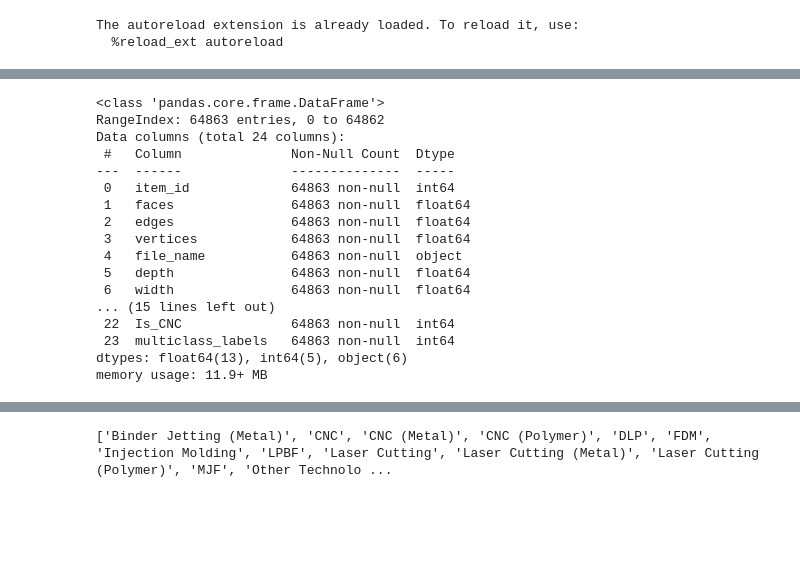
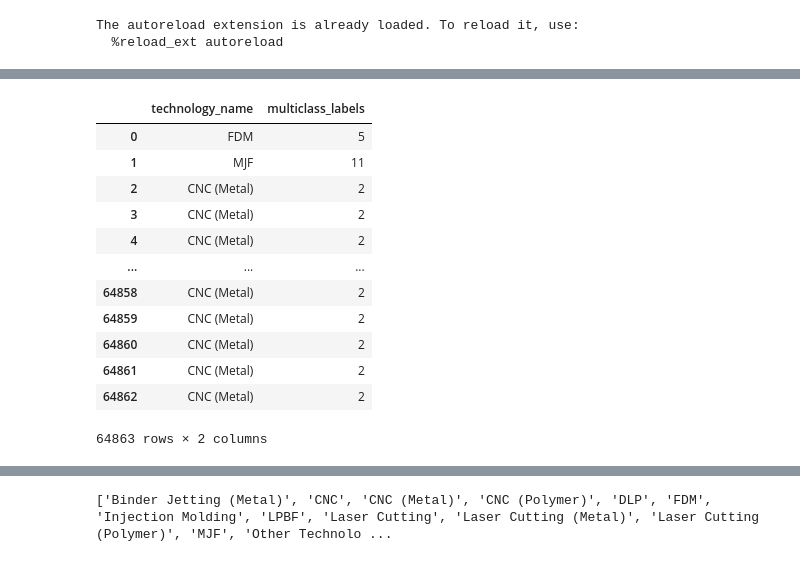
Before and after one commit to ml-phan/manufacturing-tech-gnn, a Jupyter notebook: notebook_test.ipynb, the cells around one changed output, grey strips where cells are left out. Cells and saved outputs as stored; diff of their text form; code cells hidden in the pictures; blank space fills up the shorter version.

```diff
--- a/notebook_test.ipynb
+++ b/notebook_test.ipynb
@@ -19,23 +20,19 @@ Loaded existing LabelEncoder.
 # %%
-data.info()
+data[["technology_name", "multiclass_labels"]]
 # %% [output]
+|  | technology_name | multiclass_labels |
+| 0 | FDM | 5 |
+| 1 | MJF | 11 |
+| 2 | CNC (Metal) | 2 |
+| 3 | CNC (Metal) | 2 |
+| 4 | CNC (Metal) | 2 |
+| ... | ... | ... |
+| 64858 | CNC (Metal) | 2 |
+| 64859 | CNC (Metal) | 2 |
+| 64860 | CNC (Metal) | 2 |
+| 64861 | CNC (Metal) | 2 |
+| 64862 | CNC (Metal) | 2 |
-<class 'pandas.core.frame.DataFrame'>
-RangeIndex: 64863 entries, 0 to 64862
-Data columns (total 24 columns):
- #   Column              Non-Null Count  Dtype
----  ------              --------------  -----
- 0   item_id             64863 non-null  int64
- 1   faces               64863 non-null  float64
- 2   edges               64863 non-null  float64
- 3   vertices            64863 non-null  float64
- 4   file_name           64863 non-null  object
- 5   depth               64863 non-null  float64
- 6   width               64863 non-null  float64
-... (15 lines left out)
- 22  Is_CNC              64863 non-null  int64
- 23  multiclass_labels   64863 non-null  int64
-dtypes: float64(13), int64(5), object(6)
-memory usage: 11.9+ MB
+64863 rows × 2 columns
 # %%
 data.head()
 # %% [output]
```
Also changed, not shown: parts of 3 cells of this notebook, 10 other files.
